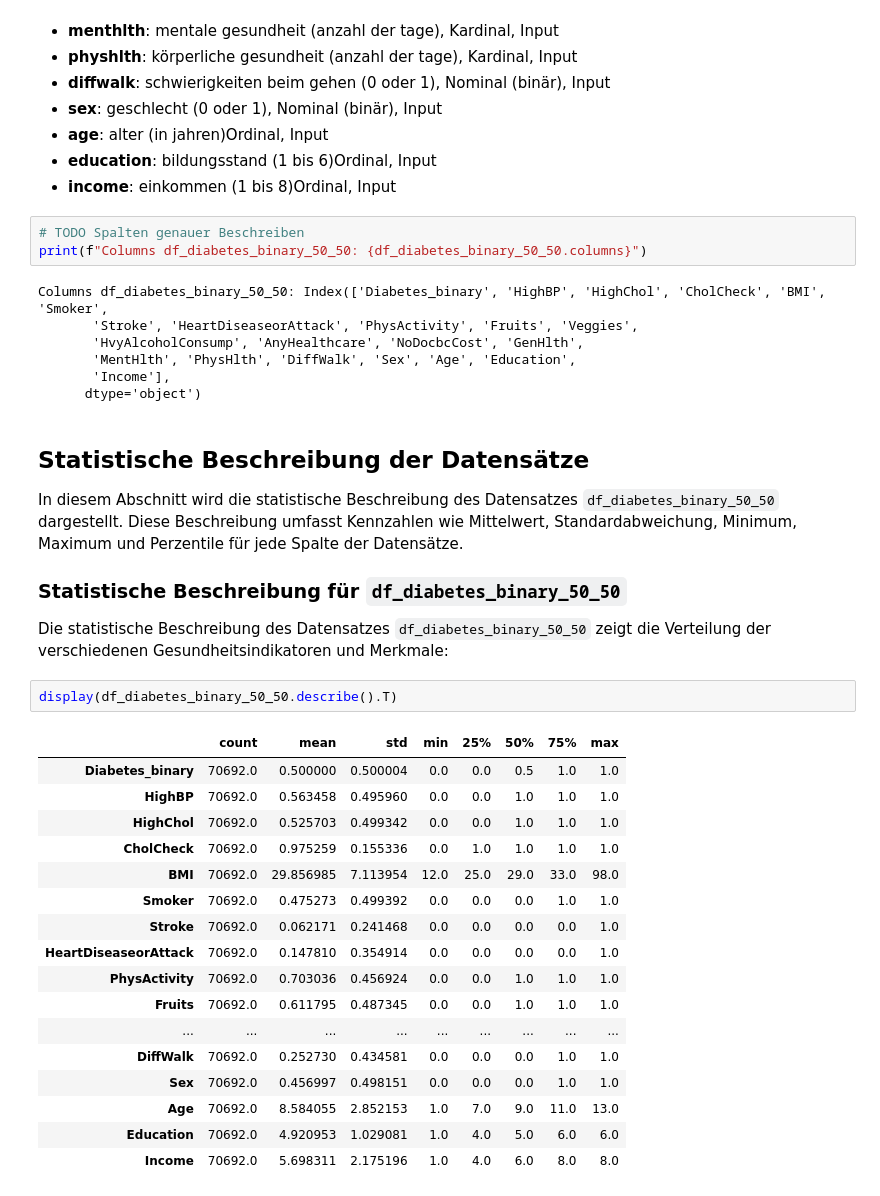
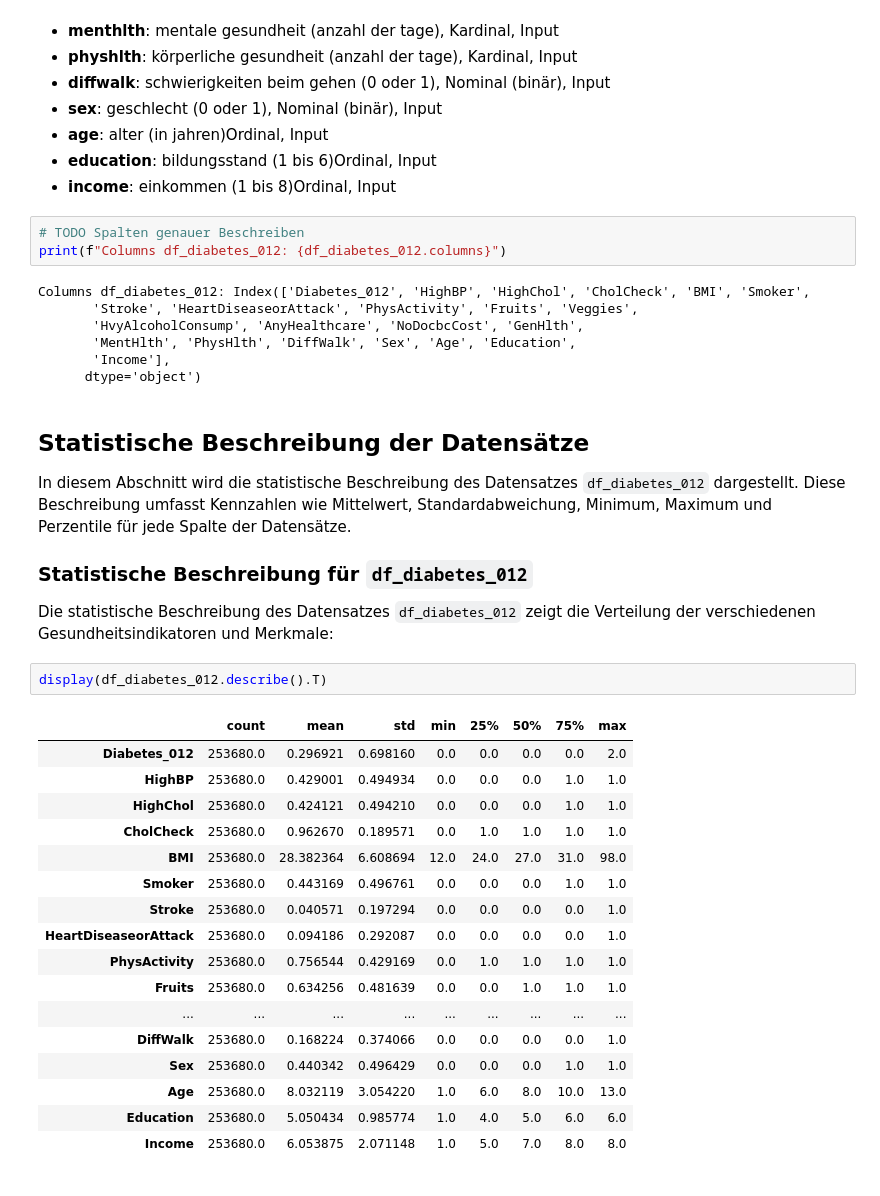
Before and after one commit to DataScience-DHBWKA/Gruppe3-DataExploration, a Jupyter notebook: data_exploration.ipynb, the cells around one changed output. Saved outputs shown, nothing was run; the diff lists cells and outputs as text.

```diff
--- a/data_exploration.ipynb
+++ b/data_exploration.ipynb
@@ -68,9 +69,9 @@ In diesem Abschnitt werden die Spaltennamen der eingelesenen Datensätze angezei
 - **income**: einkommen (1 bis 8)Ordinal, Input
 # %%
 # TODO Spalten genauer Beschreiben
-print(f"Columns df_diabetes_binary_50_50: {df_diabetes_binary_50_50.columns}")
+print(f"Columns df_diabetes_012: {df_diabetes_012.columns}")
 # %% [output]
-Columns df_diabetes_binary_50_50: Index(['Diabetes_binary', 'HighBP', 'HighChol', 'CholCheck', 'BMI', 'Smoker',
+Columns df_diabetes_012: Index(['Diabetes_012', 'HighBP', 'HighChol', 'CholCheck', 'BMI', 'Smoker',
        'Stroke', 'HeartDiseaseorAttack', 'PhysActivity', 'Fruits', 'Veggies',
        'HvyAlcoholConsump', 'AnyHealthcare', 'NoDocbcCost', 'GenHlth',
        'MentHlth', 'PhysHlth', 'DiffWalk', 'Sex', 'Age', 'Education',
@@ -79,28 +80,28 @@ Columns df_diabetes_binary_50_50: Index(['Diabetes_binary', 'HighBP', 'HighChol'
 # %% [markdown]
 ## Statistische Beschreibung der Datensätze
 
-In diesem Abschnitt wird die statistische Beschreibung des Datensatzes `df_diabetes_binary_50_50` dargestellt. Diese Beschreibung umfasst Kennzahlen wie Mittelwert, Standardabweichung, Minimum, Maximum und Perzentile für jede Spalte der Datensätze.
+In diesem Abschnitt wird die statistische Beschreibung des Datensatzes `df_diabetes_012` dargestellt. Diese Beschreibung umfasst Kennzahlen wie Mittelwert, Standardabweichung, Minimum, Maximum und Perzentile für jede Spalte der Datensätze.
 
-### Statistische Beschreibung für `df_diabetes_binary_50_50`
+### Statistische Beschreibung für `df_diabetes_012`
 
-Die statistische Beschreibung des Datensatzes `df_diabetes_binary_50_50` zeigt die Verteilung der verschiedenen Gesundheitsindikatoren und Merkmale:
+Die statistische Beschreibung des Datensatzes `df_diabetes_012` zeigt die Verteilung der verschiedenen Gesundheitsindikatoren und Merkmale:
 # %%
-display(df_diabetes_binary_50_50.describe().T)
+display(df_diabetes_012.describe().T)
 # %% [output]
 |  | count | mean | std | min | 25% | 50% | 75% | max |
-| Diabetes_binary | 70692.0 | 0.500000 | 0.500004 | 0.0 | 0.0 | 0.5 | 1.0 | 1.0 |
-| HighBP | 70692.0 | 0.563458 | 0.495960 | 0.0 | 0.0 | 1.0 | 1.0 | 1.0 |
-| HighChol | 70692.0 | 0.525703 | 0.499342 | 0.0 | 0.0 | 1.0 | 1.0 | 1.0 |
-| CholCheck | 70692.0 | 0.975259 | 0.155336 | 0.0 | 1.0 | 1.0 | 1.0 | 1.0 |
-| BMI | 70692.0 | 29.856985 | 7.113954 | 12.0 | 25.0 | 29.0 | 33.0 | 98.0 |
-| Smoker | 70692.0 | 0.475273 | 0.499392 | 0.0 | 0.0 | 0.0 | 1.0 | 1.0 |
-| Stroke | 70692.0 | 0.062171 | 0.241468 | 0.0 | 0.0 | 0.0 | 0.0 | 1.0 |
-| HeartDiseaseorAttack | 70692.0 | 0.147810 | 0.354914 | 0.0 | 0.0 | 0.0 | 0.0 | 1.0 |
-| PhysActivity | 70692.0 | 0.703036 | 0.456924 | 0.0 | 0.0 | 1.0 | 1.0 | 1.0 |
-| Fruits | 70692.0 | 0.611795 | 0.487345 | 0.0 | 0.0 | 1.0 | 1.0 | 1.0 |
+| Diabetes_012 | 253680.0 | 0.296921 | 0.698160 | 0.0 | 0.0 | 0.0 | 0.0 | 2.0 |
+| HighBP | 253680.0 | 0.429001 | 0.494934 | 0.0 | 0.0 | 0.0 | 1.0 | 1.0 |
+| HighChol | 253680.0 | 0.424121 | 0.494210 | 0.0 | 0.0 | 0.0 | 1.0 | 1.0 |
+| CholCheck | 253680.0 | 0.962670 | 0.189571 | 0.0 | 1.0 | 1.0 | 1.0 | 1.0 |
+| BMI | 253680.0 | 28.382364 | 6.608694 | 12.0 | 24.0 | 27.0 | 31.0 | 98.0 |
+| Smoker | 253680.0 | 0.443169 | 0.496761 | 0.0 | 0.0 | 0.0 | 1.0 | 1.0 |
+| Stroke | 253680.0 | 0.040571 | 0.197294 | 0.0 | 0.0 | 0.0 | 0.0 | 1.0 |
+| HeartDiseaseorAttack | 253680.0 | 0.094186 | 0.292087 | 0.0 | 0.0 | 0.0 | 0.0 | 1.0 |
+| PhysActivity | 253680.0 | 0.756544 | 0.429169 | 0.0 | 1.0 | 1.0 | 1.0 | 1.0 |
+| Fruits | 253680.0 | 0.634256 | 0.481639 | 0.0 | 0.0 | 1.0 | 1.0 | 1.0 |
 | ... | ... | ... | ... | ... | ... | ... | ... | ... |
-| DiffWalk | 70692.0 | 0.252730 | 0.434581 | 0.0 | 0.0 | 0.0 | 1.0 | 1.0 |
-| Sex | 70692.0 | 0.456997 | 0.498151 | 0.0 | 0.0 | 0.0 | 1.0 | 1.0 |
-| Age | 70692.0 | 8.584055 | 2.852153 | 1.0 | 7.0 | 9.0 | 11.0 | 13.0 |
-| Education | 70692.0 | 4.920953 | 1.029081 | 1.0 | 4.0 | 5.0 | 6.0 | 6.0 |
-| Income | 70692.0 | 5.698311 | 2.175196 | 1.0 | 4.0 | 6.0 | 8.0 | 8.0 |
+| DiffWalk | 253680.0 | 0.168224 | 0.374066 | 0.0 | 0.0 | 0.0 | 0.0 | 1.0 |
+| Sex | 253680.0 | 0.440342 | 0.496429 | 0.0 | 0.0 | 0.0 | 1.0 | 1.0 |
+| Age | 253680.0 | 8.032119 | 3.054220 | 1.0 | 6.0 | 8.0 | 10.0 | 13.0 |
+| Education | 253680.0 | 5.050434 | 0.985774 | 1.0 | 4.0 | 5.0 | 6.0 | 6.0 |
+| Income | 253680.0 | 6.053875 | 2.071148 | 1.0 | 5.0 | 7.0 | 8.0 | 8.0 |
```
Also changed, not shown: parts of 26 cells of this notebook.
